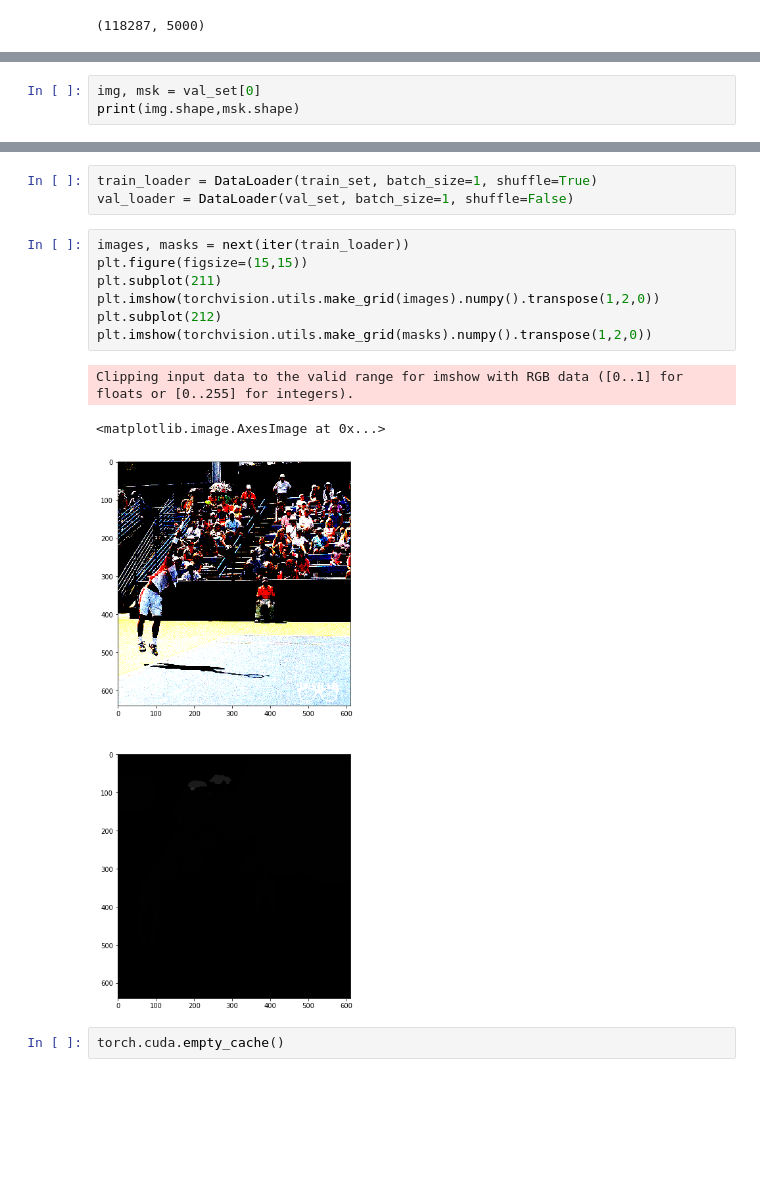
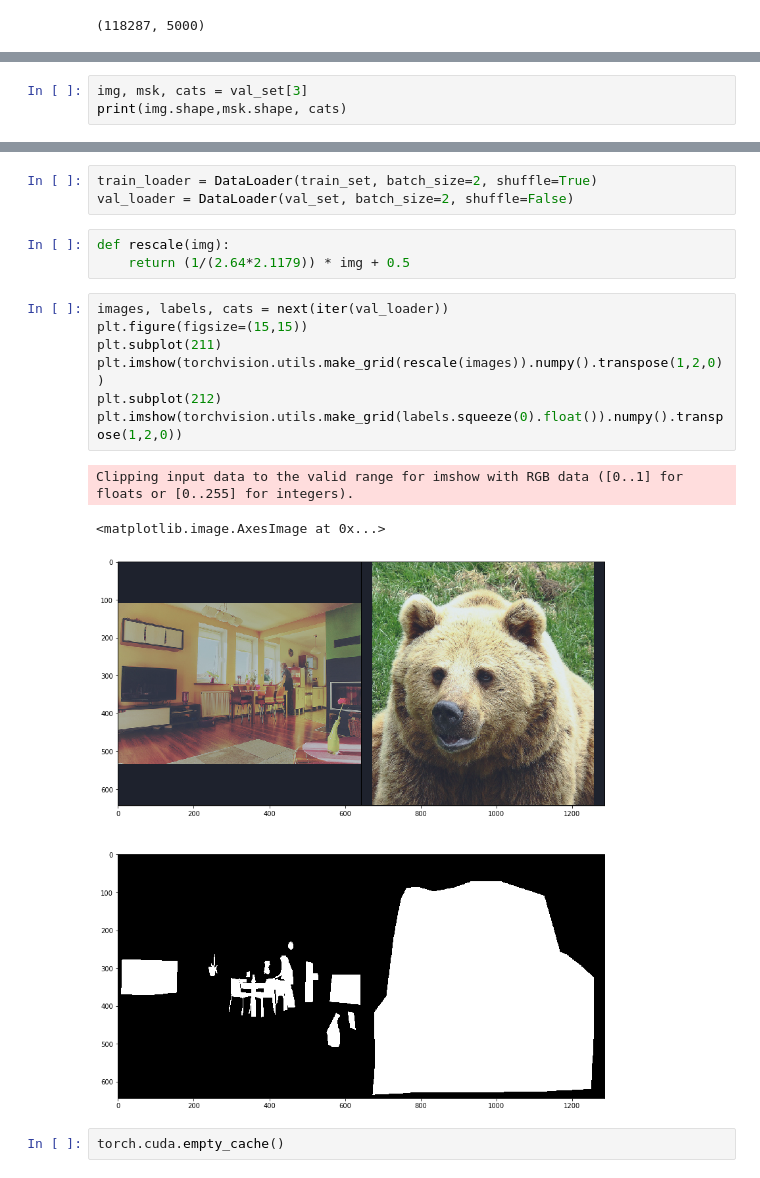
Before and after one commit to julia-komleva/dl, a Jupyter notebook: 4-COCO-Semantic-Segmentation/4-Semantic-Segmentation.ipynb, the cells around one changed output, grey strips where cells are left out. Cells and saved outputs as stored; diff of their text form; blank space fills up the shorter version.

```diff
--- a/4-COCO-Semantic-Segmentation/4-Semantic-Segmentation.ipynb
+++ b/4-COCO-Semantic-Segmentation/4-Semantic-Segmentation.ipynb
@@ -117,4 +140,4 @@ train_set.__len__(), val_set.__len__()
 # %%
-img, msk = val_set[0]
-print(img.shape,msk.shape)
+img, msk, cats = val_set[3]
+print(img.shape,msk.shape, cats)
 # %% [output]
@@ -153,16 +214,19 @@ FCN(
 # %%
-train_loader = DataLoader(train_set, batch_size=1, shuffle=True)
-val_loader = DataLoader(val_set, batch_size=1, shuffle=False)
+train_loader = DataLoader(train_set, batch_size=2, shuffle=True)
+val_loader = DataLoader(val_set, batch_size=2, shuffle=False)
+# %%
+def rescale(img):
+    return (1/(2.64*2.1179)) * img + 0.5
 # %%
-images, masks = next(iter(train_loader))
+images, labels, cats = next(iter(val_loader))
 plt.figure(figsize=(15,15))
 plt.subplot(211)
-plt.imshow(torchvision.utils.make_grid(images).numpy().transpose(1,2,0))
+plt.imshow(torchvision.utils.make_grid(rescale(images)).numpy().transpose(1,2,0))
 plt.subplot(212)
-plt.imshow(torchvision.utils.make_grid(masks).numpy().transpose(1,2,0))
+plt.imshow(torchvision.utils.make_grid(labels.squeeze(0).float()).numpy().transpose(1,2,0))
 # %% [output]
 Clipping input data to the valid range for imshow with RGB data ([0..1] for floats or [0..255] for integers).
 <matplotlib.image.AxesImage at 0x...>
-[figure, old version]
+[figure, new version]
 # %%
 torch.cuda.empty_cache()
```
Also changed, not shown: parts of 28 cells of this notebook.
